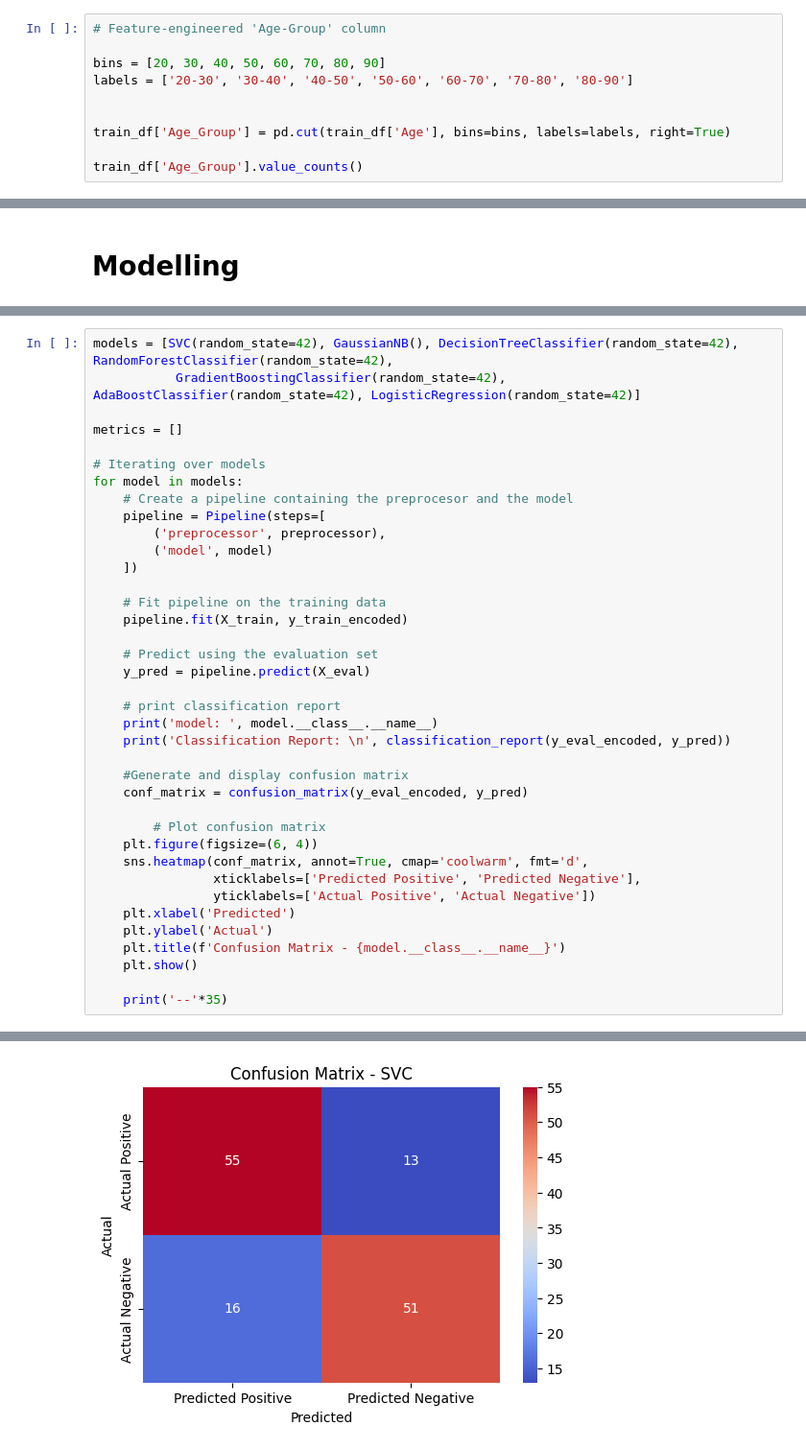
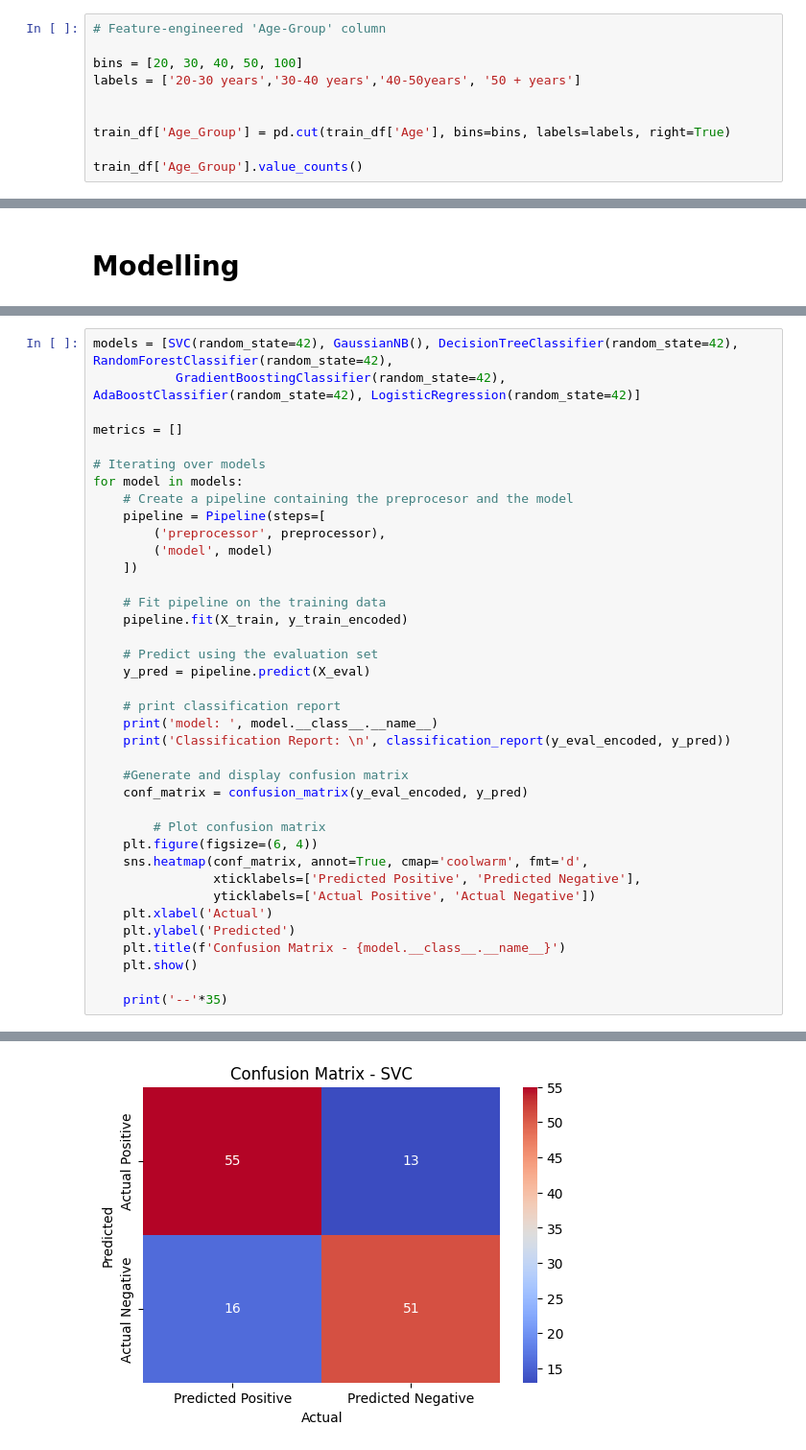
Before and after one commit to kaitany/LP6_API_FOR_ML_MODEL, a Jupyter notebook: notebook/sepsis.ipynb, the cells around one changed output, grey strips where cells are left out. Shown at 96% size. Cells and saved outputs as stored; diff of their text form.

```diff
--- a/notebook/sepsis.ipynb
+++ b/notebook/sepsis.ipynb
@@ -213,8 +258,8 @@ for var in cols:
 # %%
 # Feature-engineered 'Age-Group' column
 
-bins = [20, 30, 40, 50, 60, 70, 80, 90]
-labels = ['20-30', '30-40', '40-50', '50-60', '60-70', '70-80', '80-90']
+bins = [20, 30, 40, 50, 100]
+labels = ['20-30 years','30-40 years','40-50years', '50 + years']
 
 
 train_df['Age_Group'] = pd.cut(train_df['Age'], bins=bins, labels=labels, right=True)
@@ -452,36 +568,36 @@ for model in models:
     # Predict using the evaluation set
     y_pred = pipeline.predict(X_eval)
 
     # print classification report
     print('model: ', model.__class__.__name__)
     print('Classification Report: \n', classification_report(y_eval_encoded, y_pred))
 
     #Generate and display confusion matrix
     conf_matrix = confusion_matrix(y_eval_encoded, y_pred)
 
         # Plot confusion matrix
     plt.figure(figsize=(6, 4))
     sns.heatmap(conf_matrix, annot=True, cmap='coolwarm', fmt='d',
                 xticklabels=['Predicted Positive', 'Predicted Negative'],
                 yticklabels=['Actual Positive', 'Actual Negative'])
-    plt.xlabel('Predicted')
-    plt.ylabel('Actual')
+    plt.xlabel('Actual')
+    plt.ylabel('Predicted')
     plt.title(f'Confusion Matrix - {model.__class__.__name__}')
     plt.show()
 
     print('--'*35)
 # %% [output]
 model:  SVC
 Classification Report:
                precision    recall  f1-score   support
 
            0       0.77      0.81      0.79        68
            1       0.80      0.76      0.78        67
 
     accuracy                           0.79       135
    macro avg       0.79      0.79      0.78       135
 weighted avg       0.79      0.79      0.79       135
-[figure, old version]
+[figure, new version]
 ----------------------------------------------------------------------
 model:  GaussianNB
 Classification Report:
```
Also changed, not shown: parts of 59 cells of this notebook, 5 other files.
